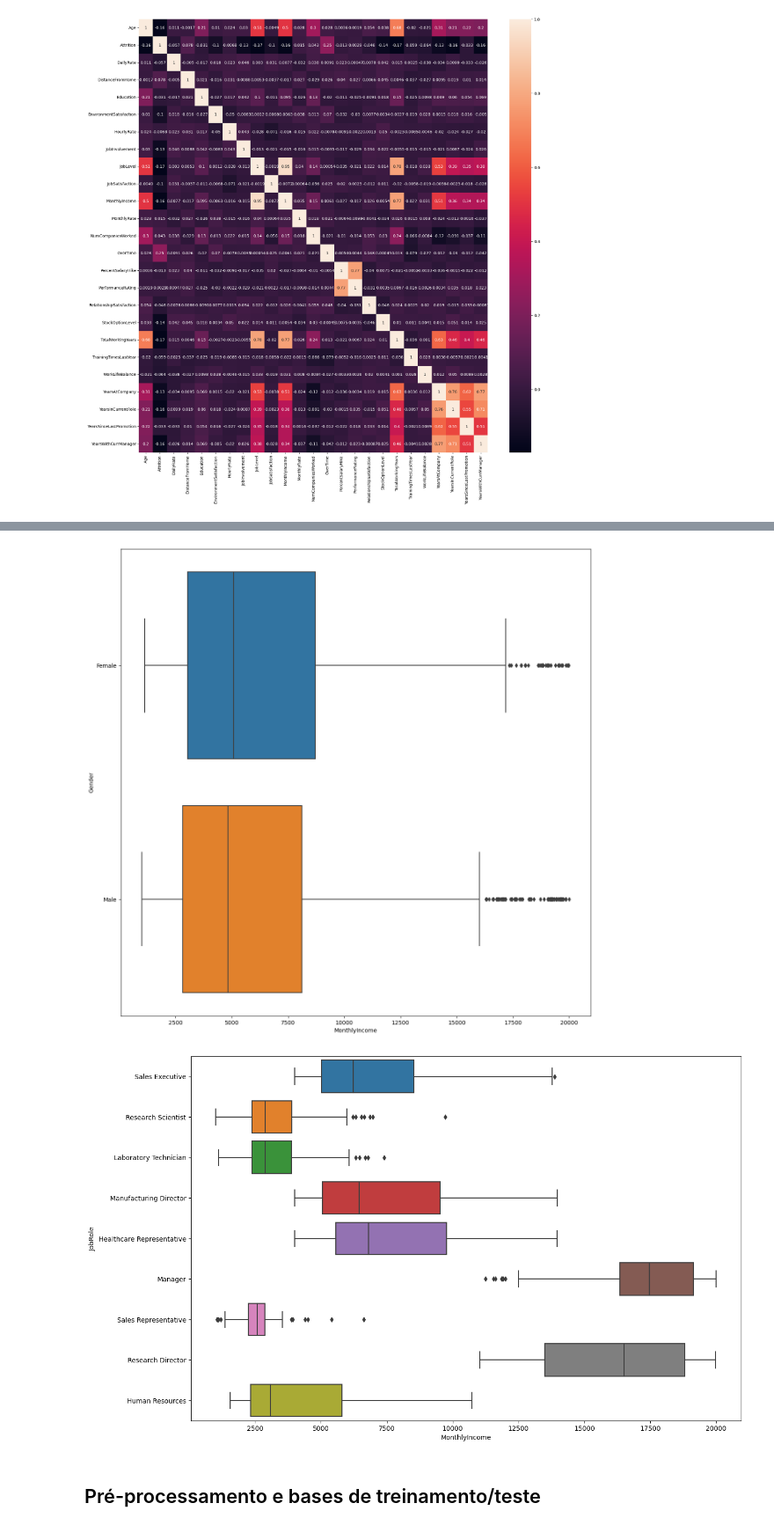
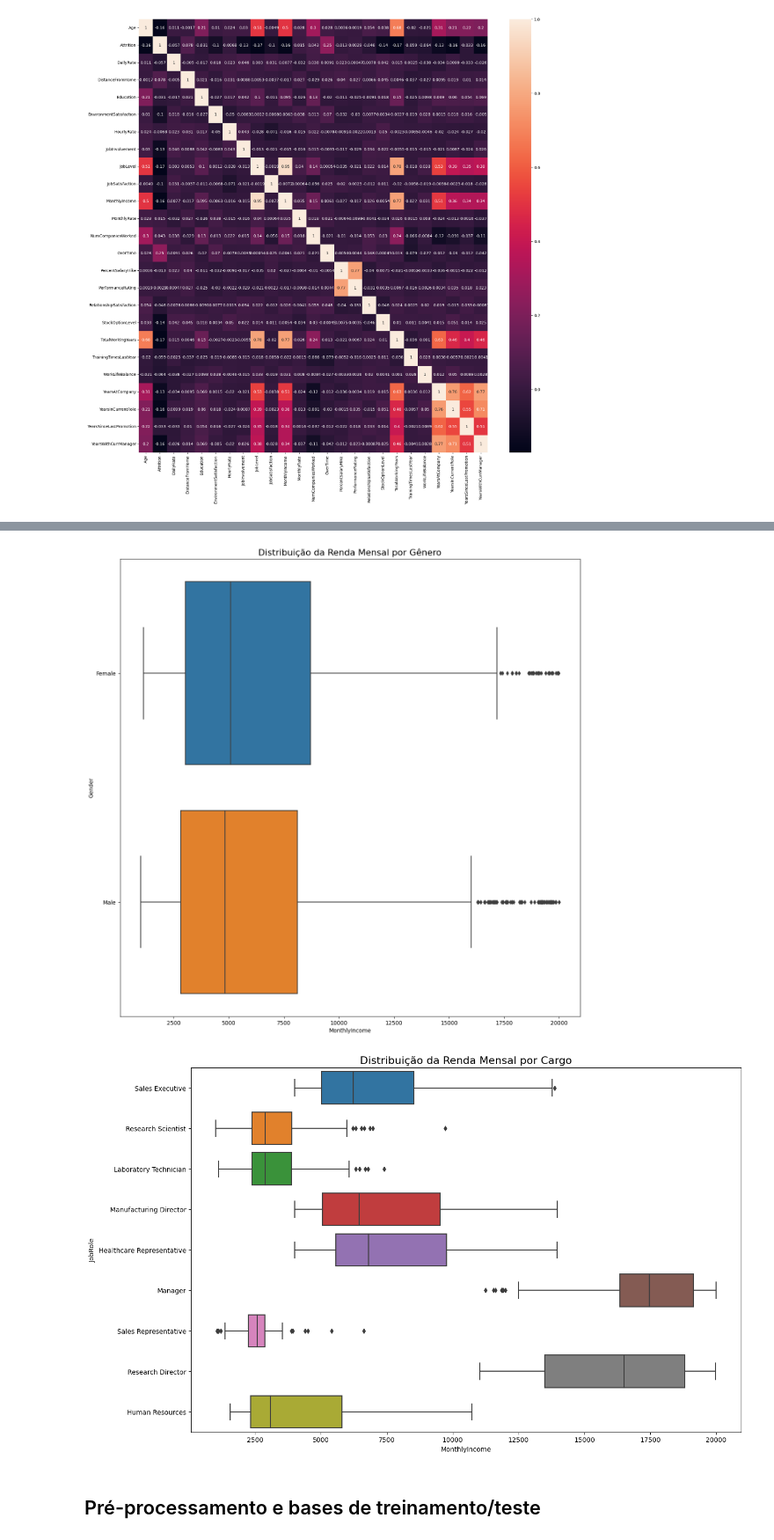
Before and after one commit to muriloWeber/Portfolio_Data_Science, a Jupyter notebook: projeto_rh/script/recursos_humanos_v1.ipynb, the cells around one changed output, grey strips where cells are left out. Shown at 88% size. Saved outputs shown, nothing was run; the diff lists cells and outputs as text; code cells hidden in the pictures.

```diff
--- a/projeto_rh/script/recursos_humanos_v1.ipynb
+++ b/projeto_rh/script/recursos_humanos_v1.ipynb
@@ -303,16 +321,18 @@ sns.kdeplot(stayed_df['TotalWorkingYears'], label = 'Funcinários que ficaram',
 # Boxplot do salário mensal em relação ao gênero:
 
 plt.figure(figsize=(15,15))
-sns.boxplot(x = 'MonthlyIncome', y = 'Gender', data = employee_df);
+plt.title('Distribuição da Renda Mensal por Gênero', fontsize=16)
+sns.boxplot(x='MonthlyIncome', y='Gender', data=employee_df);
 # %% [output]
-[figure, old version]
+[figure, new version]
 # %%
 # Boxplot do salário mensal em relação ao cargo:
 
 plt.figure(figsize=(15,10))
-sns.boxplot(x = 'MonthlyIncome', y = 'JobRole', data = employee_df);
+plt.title('Distribuição da Renda Mensal por Cargo', fontsize=16)
+sns.boxplot(x='MonthlyIncome', y='JobRole', data=employee_df);
 # %% [output]
-[figure, old version]
+[figure, new version]
 # %% [markdown]
 ## Pré-processamento e bases de treinamento/teste
 # %% [markdown]
```
Also changed, not shown: parts of 30 cells of this notebook.
